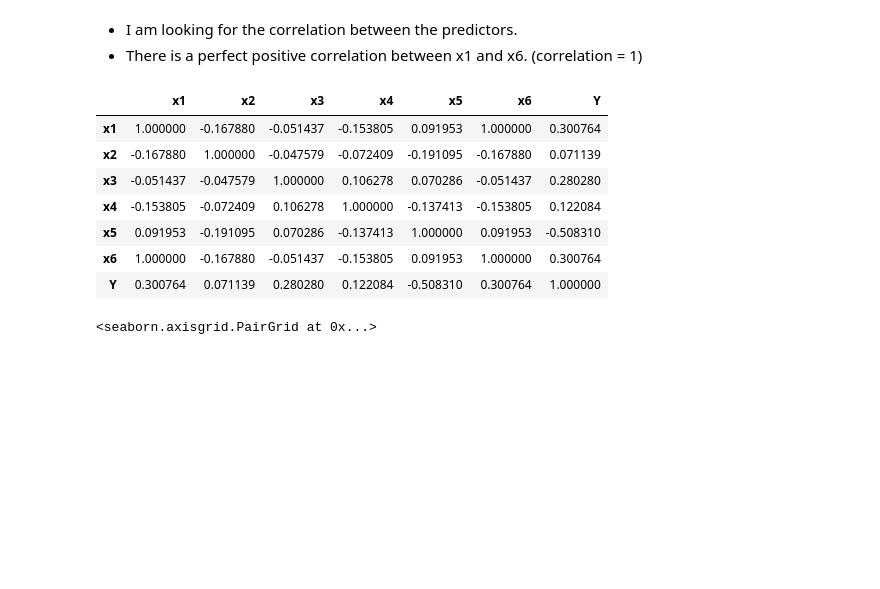
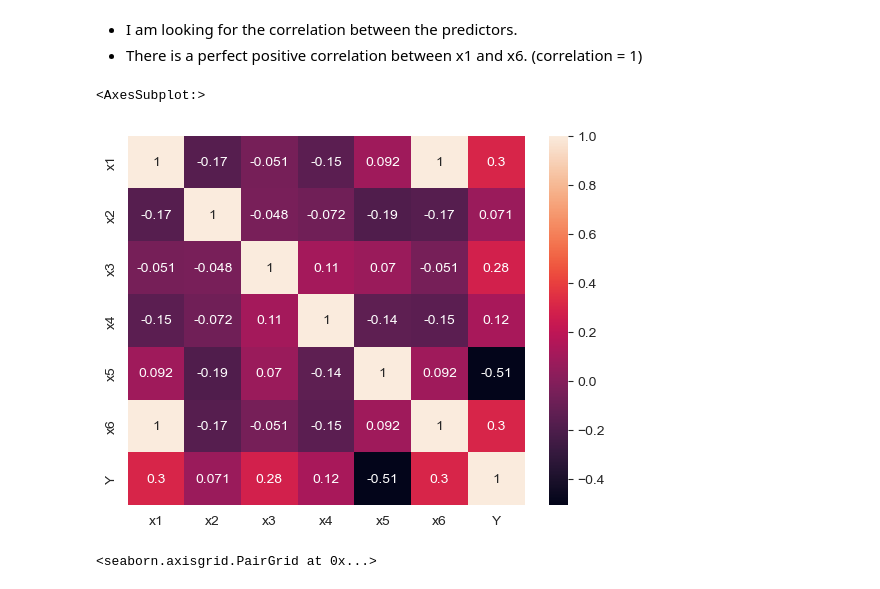
Before and after one commit to sahinozan/CE475-Project, a Jupyter notebook: project.ipynb, the cells around one changed output. Drawn from its saved outputs; the diff is of its cells as text; code cells hidden in the pictures; blank space fills up the shorter version.

Commit message:
heatmap added

```diff
--- a/project.ipynb
+++ b/project.ipynb
@@ -109,17 +109,12 @@ predictors = ['x1', 'x2', 'x3', 'x4', 'x5', 'x6']
 # %% [markdown]
 * I am looking for the correlation between the predictors.
 * There is a perfect positive correlation between x1 and x6. (correlation = 1)
-# %%
-dataset.corr()
-# %% [output]
-|  | x1 | x2 | x3 | x4 | x5 | x6 | Y |
-| x1 | 1.000000 | -0.167880 | -0.051437 | -0.153805 | 0.091953 | 1.000000 | 0.300764 |
-| x2 | -0.167880 | 1.000000 | -0.047579 | -0.072409 | -0.191095 | -0.167880 | 0.071139 |
-| x3 | -0.051437 | -0.047579 | 1.000000 | 0.106278 | 0.070286 | -0.051437 | 0.280280 |
-| x4 | -0.153805 | -0.072409 | 0.106278 | 1.000000 | -0.137413 | -0.153805 | 0.122084 |
-| x5 | 0.091953 | -0.191095 | 0.070286 | -0.137413 | 1.000000 | 0.091953 | -0.508310 |
-| x6 | 1.000000 | -0.167880 | -0.051437 | -0.153805 | 0.091953 | 1.000000 | 0.300764 |
-| Y | 0.300764 | 0.071139 | 0.280280 | 0.122084 | -0.508310 | 0.300764 | 1.000000 |
+# %%
+corr_matrix = dataset.corr()
+sns.heatmap(corr_matrix, annot=True)
+# %% [output]
+<AxesSubplot:>
+[figure, added]
 # %%
 sns.pairplot(dataset[predictors])
 # %% [output]
```
Also changed, not shown: 1 other file.
